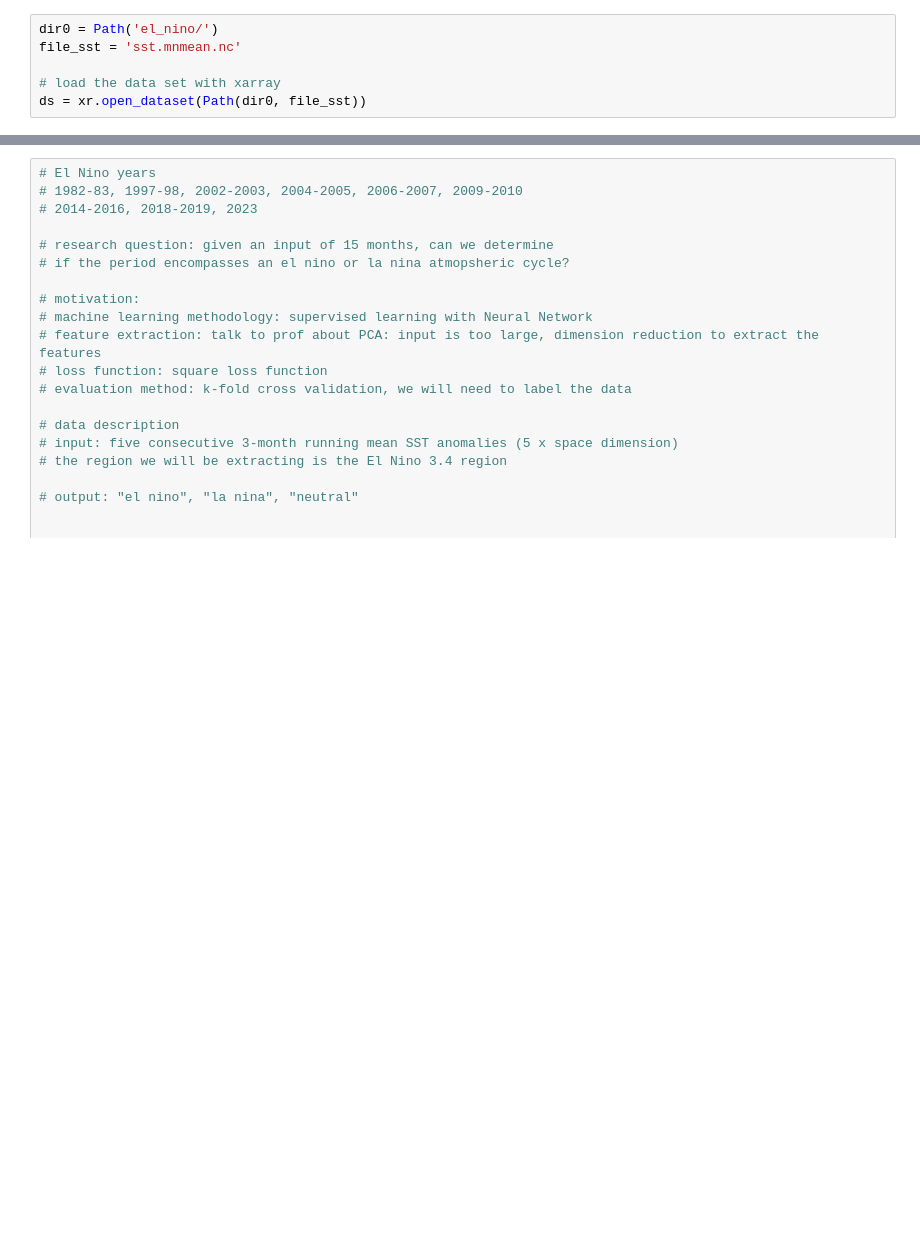
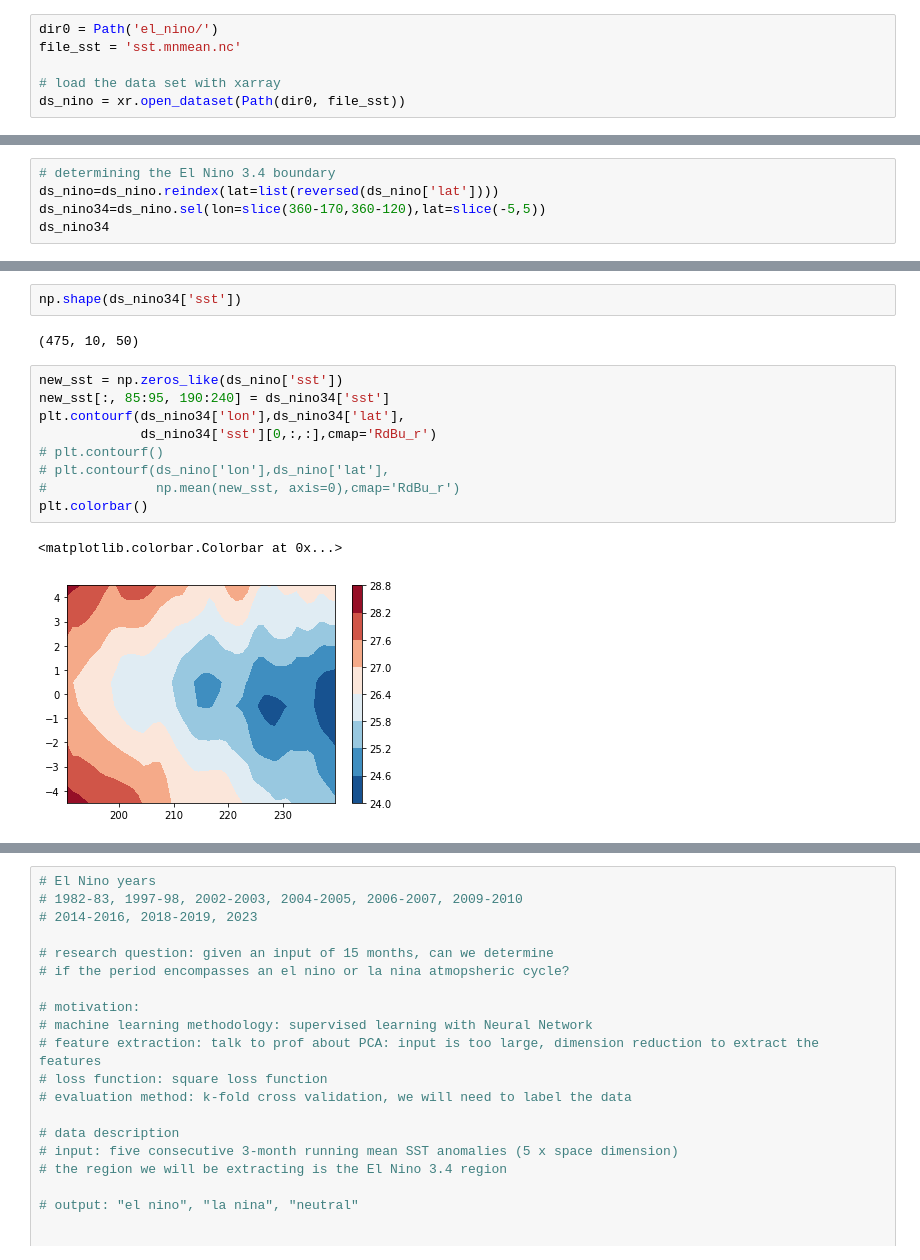
Before and after one commit to emmagurcan/ElNino, a Jupyter notebook: analysis.ipynb, the cells around one changed output, grey strips where cells are left out. Cells and saved outputs as stored; diff of their text form; blank space fills up the shorter version.

Commit message:
spatial slice

```diff
--- a/analysis.ipynb
+++ b/analysis.ipynb
@@ -8,4 +9,4 @@ dir0 = Path('el_nino/')
 file_sst = 'sst.mnmean.nc'
 
 # load the data set with xarray
-ds = xr.open_dataset(Path(dir0, file_sst))
+ds_nino = xr.open_dataset(Path(dir0, file_sst))
@@ -31,0 +13,5 @@ Attributes:
+# %%
+# determining the El Nino 3.4 boundary
+ds_nino=ds_nino.reindex(lat=list(reversed(ds_nino['lat'])))
+ds_nino34=ds_nino.sel(lon=slice(360-170,360-120),lat=slice(-5,5))
+ds_nino34
@@ -31,0 +36,16 @@ Attributes:
+# %%
+np.shape(ds_nino34['sst'])
+# %% [output]
+(475, 10, 50)
+# %%
+new_sst = np.zeros_like(ds_nino['sst'])
+new_sst[:, 85:95, 190:240] = ds_nino34['sst']
+plt.contourf(ds_nino34['lon'],ds_nino34['lat'],
+             ds_nino34['sst'][0,:,:],cmap='RdBu_r')
+# plt.contourf()
+# plt.contourf(ds_nino['lon'],ds_nino['lat'],
+#              np.mean(new_sst, axis=0),cmap='RdBu_r')
+plt.colorbar()
+# %% [output]
+<matplotlib.colorbar.Colorbar at 0x...>
+[figure, added]
```
Also changed, not shown: parts of 4 cells of this notebook, 2 other files.
